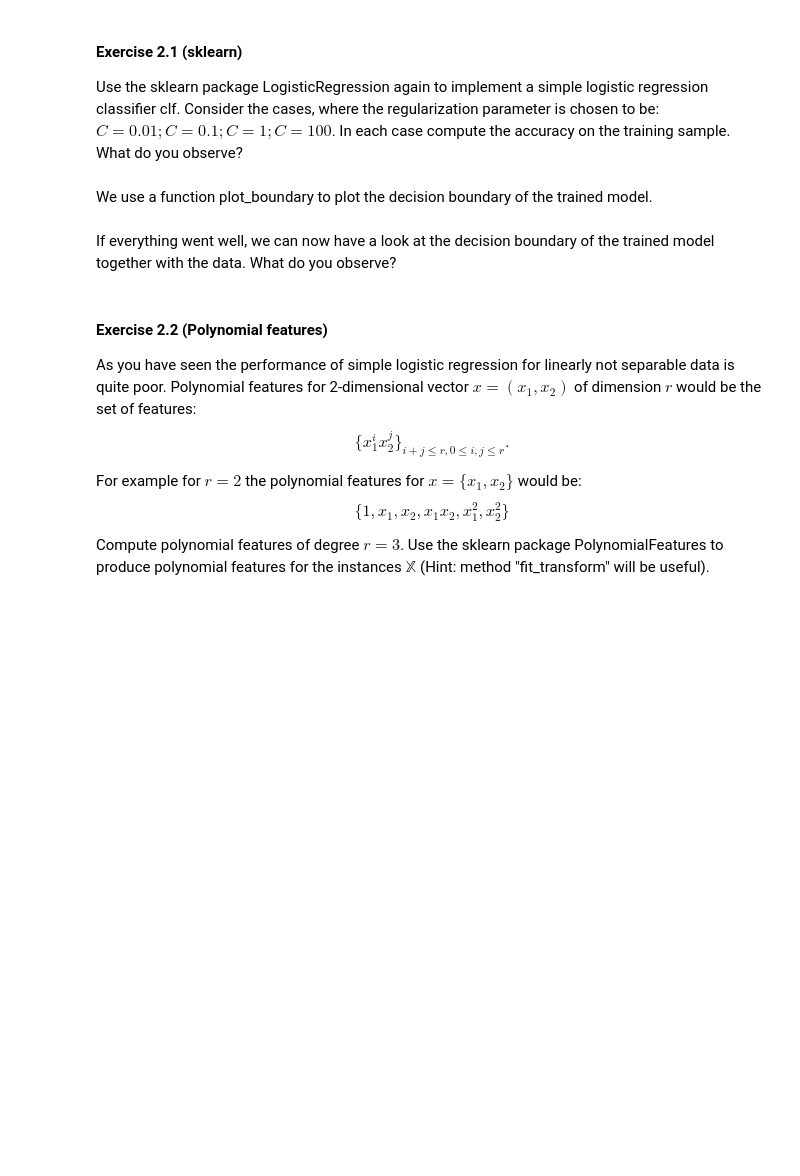
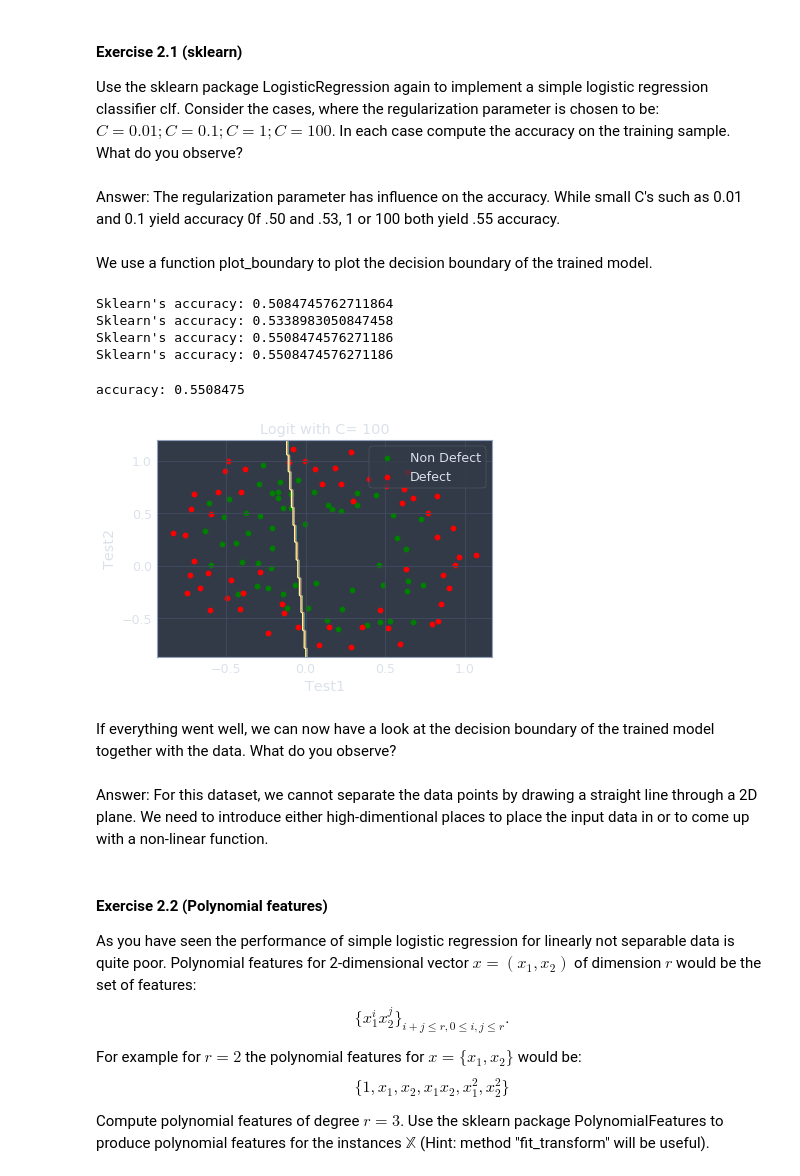
Before and after one commit to alyonavyshnevska/intelligent_data_analysis, a Jupyter notebook: Lab12_LogisticRegression/LogisticRegression.ipynb, the cells around one changed output. Drawn from its saved outputs; the diff is of its cells as text; code cells hidden in the pictures; blank space fills up the shorter version.

```diff
--- a/Lab12_LogisticRegression/LogisticRegression.ipynb
+++ b/Lab12_LogisticRegression/LogisticRegression.ipynb
@@ -112,12 +118,11 @@ Train the weights of the logistic regression model on the training data, using t
 Now use the sklearn package LogisticRegression to train a logistic regression classifier clf on the same data and compare its weights to the weights of your model. sklearn uses L2 regularization by default, so you should turn it off to make results comparable.
 # %%
 from sklearn.linear_model import LogisticRegression
+# Logistic Regression supports only penalties in ['l1', 'l2']
+# ‘none’ (not supported by the liblinear solver)
+clf = LogisticRegression(random_state=0, solver='lbfgs',
+                         multi_class='multinomial').fit(X_train, y_train)
 
-####################
-# INSERT CODE HERE #
-####################
-
-# clf =
 
 # Print weights of both models:
 print (clf.intercept_, clf.coef_)  # sklearn's weights
@@ -187,3 +199,5 @@ from sklearn.linear_model import LogisticRegression
+# %% [markdown]
+Answer: The regularization parameter has influence on the accuracy. While small C's such as 0.01 and 0.1 yield accuracy 0f .50 and .53, 1 or 100 both yield .55 accuracy.
 # %% [markdown]
 We use a function plot_boundary to plot the decision boundary of the trained model.
 # %%
@@ -202,5 +216,33 @@ def plot_boundary(clf, X, y, grid_step=.01, poly_featurizer=None):
     Z = Z.reshape(xx.shape)
 
     plt.contour(xx, yy, Z, cmap = plt.cm.Paired)
+# %%
+from sklearn.linear_model import LogisticRegression
+
+Cs = [0.01,0.1,1,100]
+
+for c in Cs:
+    clf = LogisticRegression(random_state=0, solver='lbfgs', C=c,
+                             multi_class='multinomial').fit(X, y)
+    print ('Sklearn\'s accuracy: {0}'.format(clf.score(X, y)))
+# %% [output]
+Sklearn's accuracy: 0.5084745762711864
+Sklearn's accuracy: 0.5338983050847458
+Sklearn's accuracy: 0.5508474576271186
+Sklearn's accuracy: 0.5508474576271186
+# %%
+plot_boundary(clf, X, y, grid_step=.01)
+
+plt.scatter(X[y == 1, 0], X[y == 1, 1], c='green', label='Non Defect')
+plt.scatter(X[y == -1, 0], X[y == -1, 1], c='red', label='Defect')
+plt.xlabel("Test1")
+plt.ylabel("Test2")
+plt.title('Logit with C= {}'.format(100))
+plt.legend();
+
+print("accuracy:", round(clf.score(X, y), 7))
+# %% [output]
+accuracy: 0.5508475
+[figure, added]
 # %% [markdown]
 If everything went well, we can now have a look at the decision boundary of the trained model together with the data. What do you observe?
@@ -218,3 +249,5 @@ print("accuracy:", round(clf.score(X, y), 3))
+# %% [markdown]
+Answer: For this dataset, we cannot separate the data points by drawing a straight line through a 2D plane. We need to introduce either high-dimentional places to place the input data in or to come up with a non-linear function.
 # %% [markdown]
 #### Exercise 2.2 (Polynomial features)
 
```
Also changed, not shown: parts of 20 cells of this notebook, 1 other file.
